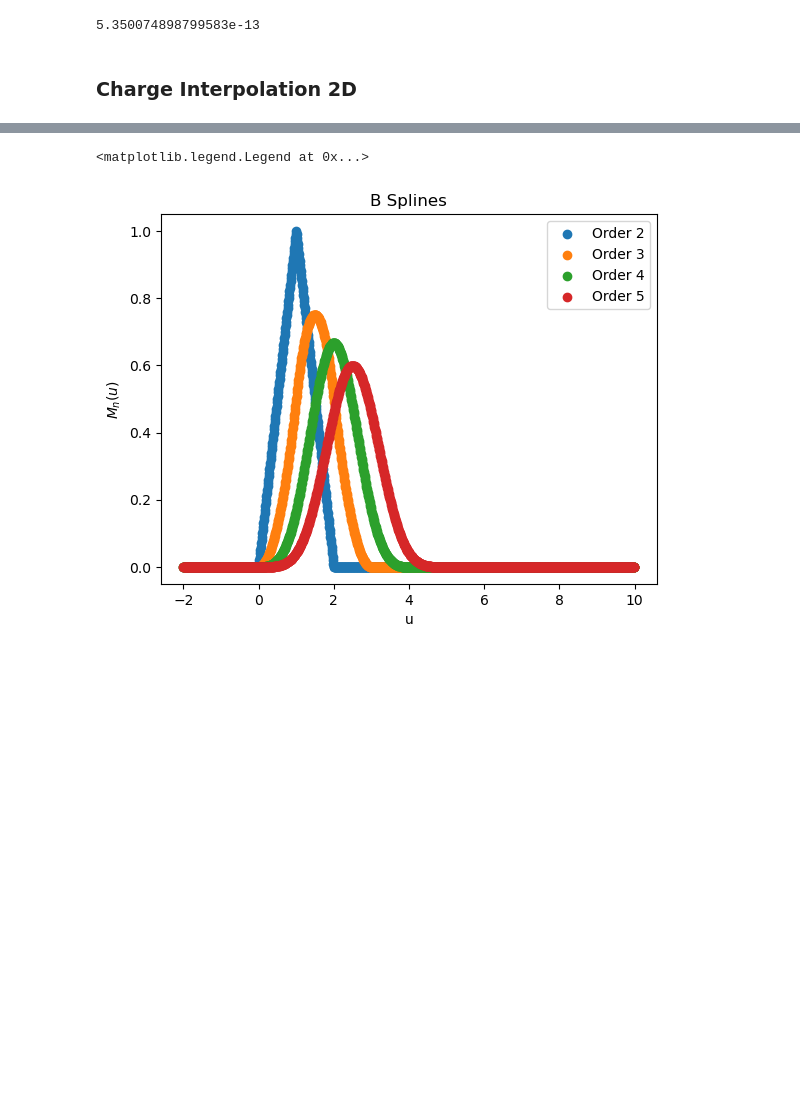
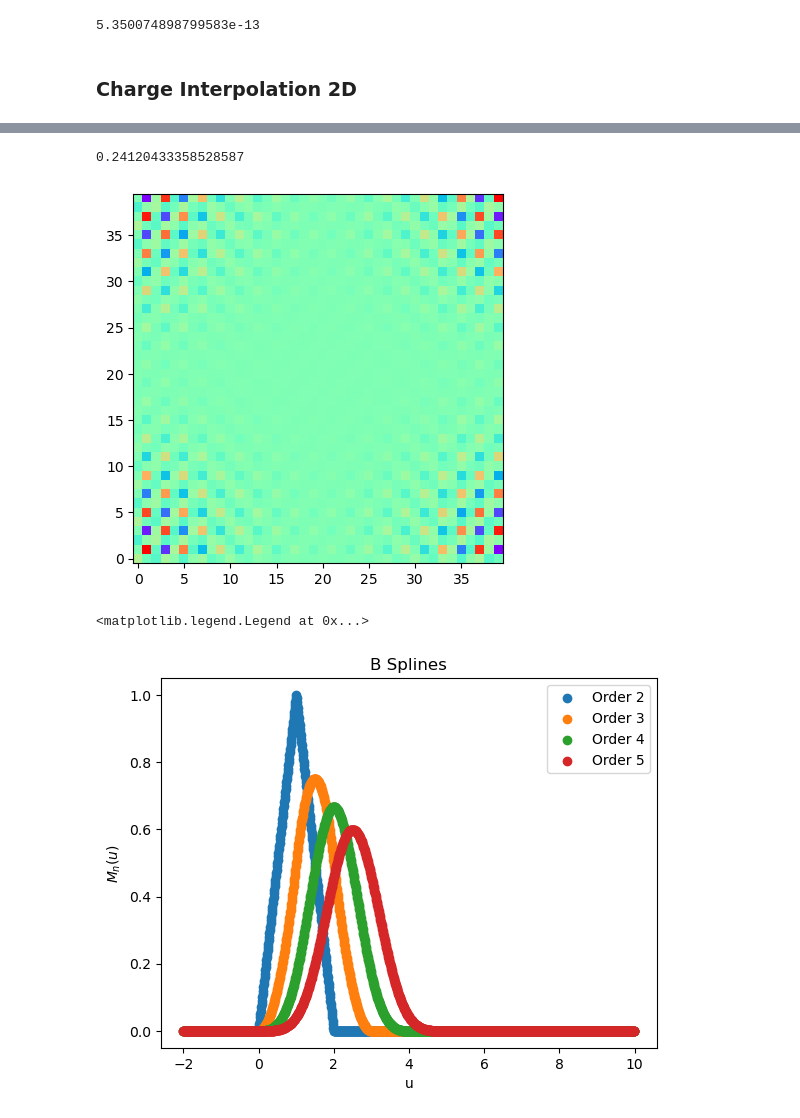
Before and after one commit to ejmeitz/CUDA_P3M, a Jupyter notebook: test_data/scripts.ipynb, the cells around one changed output, grey strips where cells are left out. Saved outputs shown, nothing was run; the diff lists cells and outputs as text; code cells hidden in the pictures; blank space fills up the shorter version.

```diff
--- a/test_data/scripts.ipynb
+++ b/test_data/scripts.ipynb
@@ -163,3 +156,9 @@ array([[ 2.625,  2.625],
+# %%
+plt.imshow(np.real(np.fft.fftn(Q_mine.T)), cmap = 'rainbow', origin = 'lower', aspect = 'equal')
+print(np.amax(Q_mine))
+# %% [output]
+0.24120433358528587
+[figure, added]
 # %%
 test_u = np.arange(-2,10,0.01)
 M2_vals = [M(u_, 2) for u_ in test_u]
```
Also changed, not shown: parts of 3 cells of this notebook, 5 other files.
